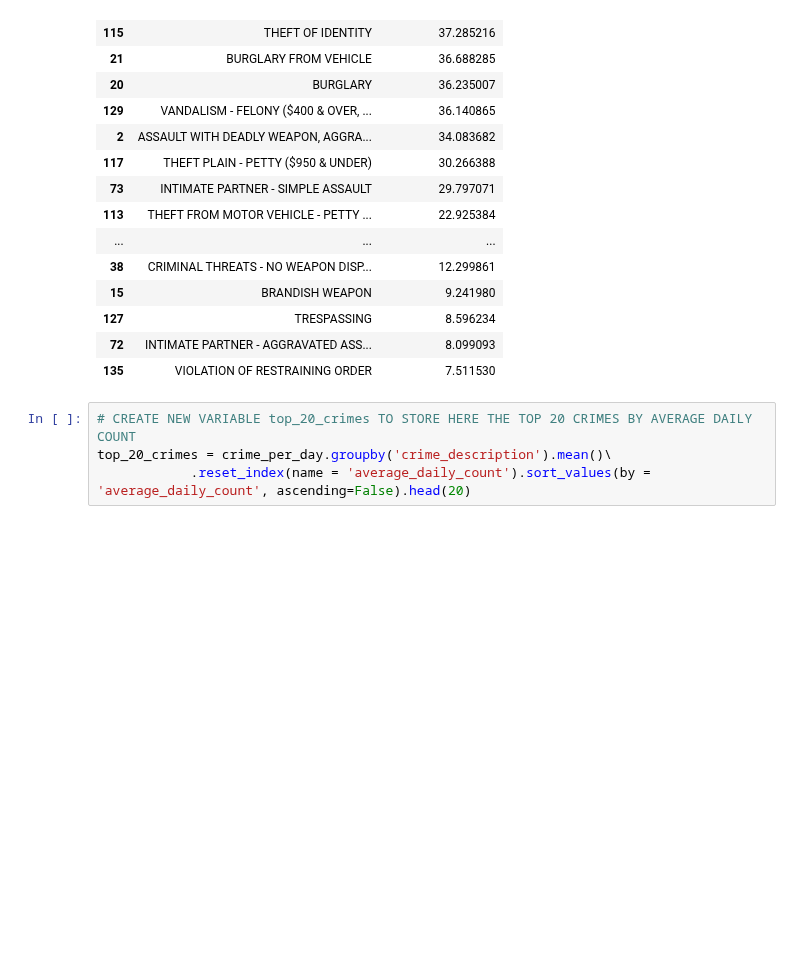
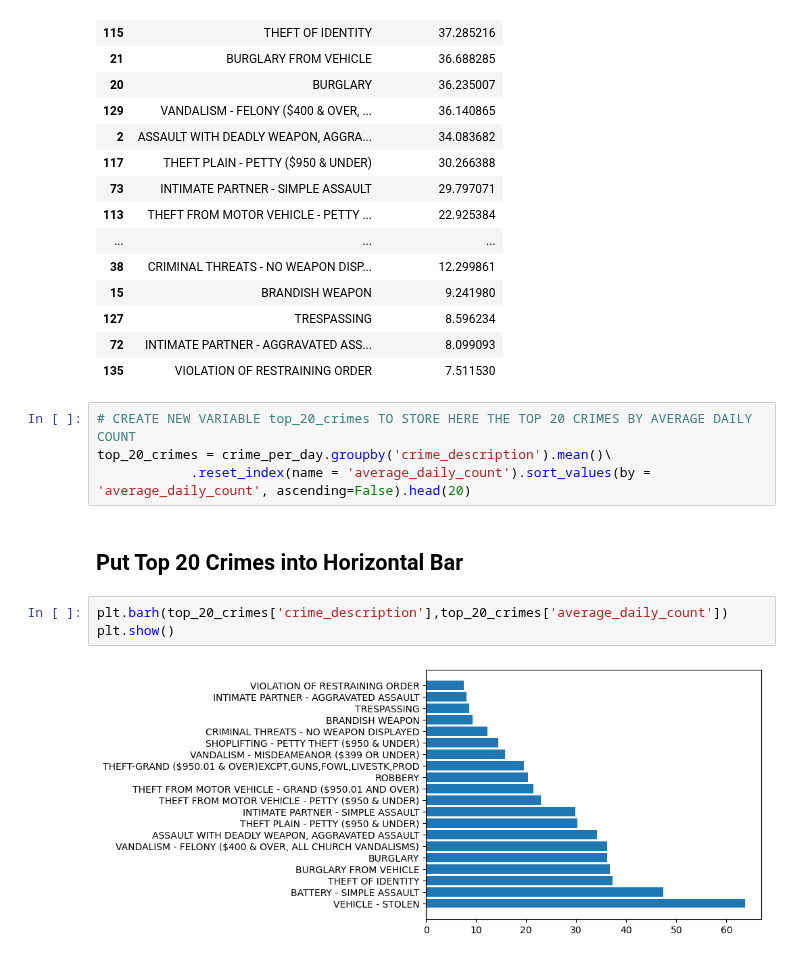
Before and after one commit to ettolrahc97/LA-Crime-Data-Analysis-Project, a Jupyter notebook: LA Crime.ipynb, the cells around one changed output. Saved outputs shown, nothing was run; the diff lists cells and outputs as text; blank space fills up the shorter version.

Commit message:
Put Top 20 Crimes in Horizontal Bar

```diff
--- a/LA Crime.ipynb
+++ b/LA Crime.ipynb
@@ -370,3 +370,10 @@ crime_per_day.groupby('crime_description').mean()\
 # CREATE NEW VARIABLE top_20_crimes TO STORE HERE THE TOP 20 CRIMES BY AVERAGE DAILY COUNT
 top_20_crimes = crime_per_day.groupby('crime_description').mean()\
             .reset_index(name = 'average_daily_count').sort_values(by = 'average_daily_count', ascending=False).head(20)
+# %% [markdown]
+## Put Top 20 Crimes into Horizontal Bar
+# %%
+plt.barh(top_20_crimes['crime_description'],top_20_crimes['average_daily_count'])
+plt.show()
+# %% [output]
+[figure, added]
```
